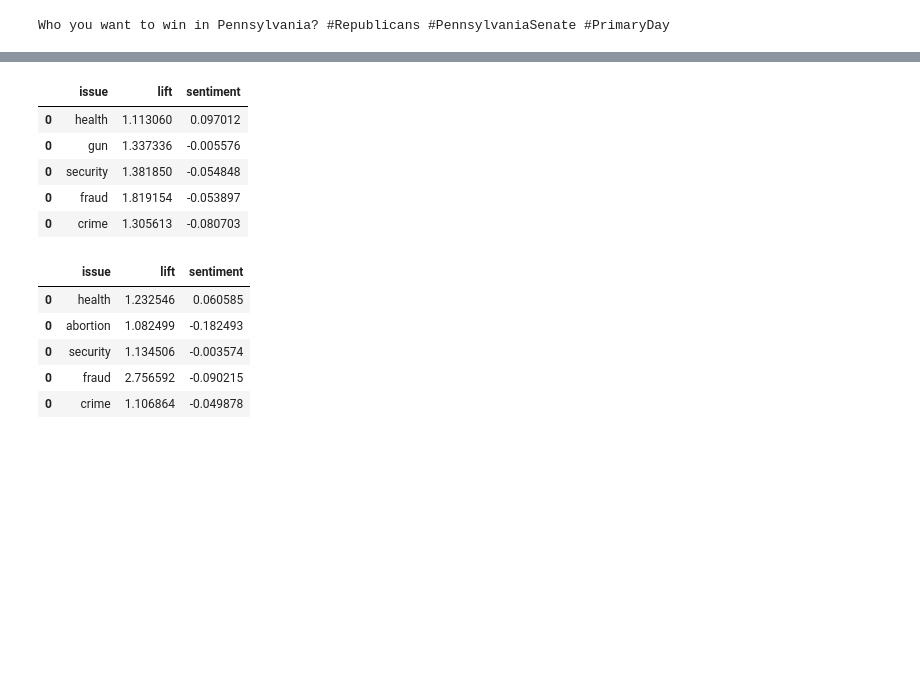
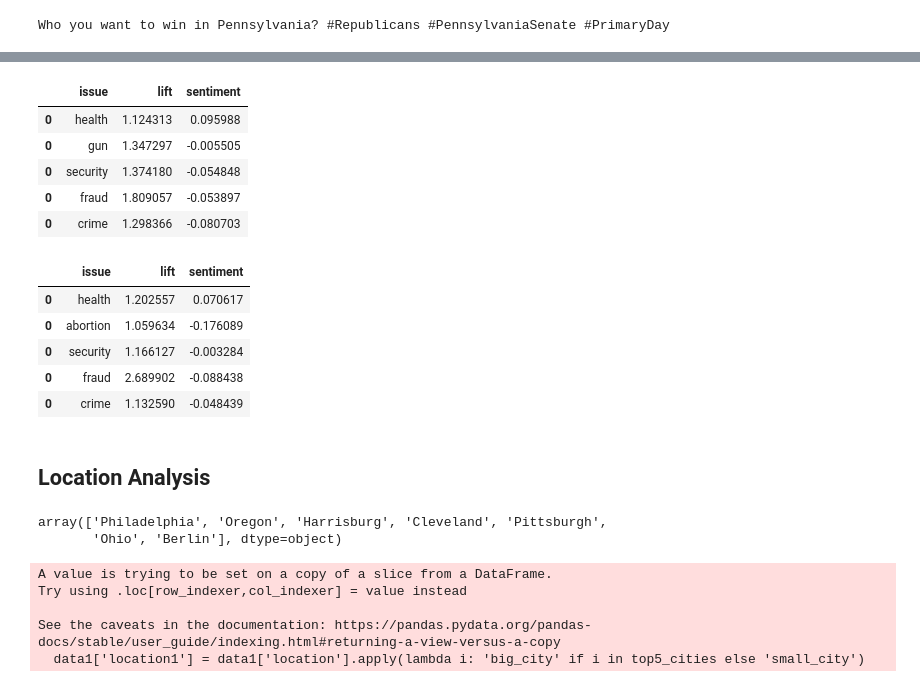
Before and after one commit to Mahathi2208/midterm-elections-sentiment-analysis, a Jupyter notebook: final_notebook.ipynb, the cells around one changed output, grey strips where cells are left out. Drawn from its saved outputs; the diff is of its cells as text; code cells hidden in the pictures; blank space fills up the shorter version.

Commit message:
updated the final notebook with location analysis

```diff
--- a/final_notebook.ipynb
+++ b/final_notebook.ipynb
@@ -90,8 +90,8 @@ get_lift_value_p = partial(get_lift_value, comments=comments, candidate_name_map
 # %%
 %%time
 lift_values = []
-candidates_list = ["Fetterman", "Oz", "health", "abortion","gun", "security", "fraud", "crime"]
-issue_list = ["Fetterman", "Oz", "health", "abortion","gun", "security", "fraud", "crime"]
+candidates_list = ["fetterman", "oz", "health", "abortion","gun", "security", "fraud", "crime"]
+issue_list = ["fetterman", "oz", "health", "abortion","gun", "security", "fraud", "crime"]
 # "Fetterman", "Oz",
 co_mentions_dict = {}
 issues_lift_values = []
@@ -101,4 +101,5 @@ for cand in candidates_list:
         lift= get_lift_value_p(cand, iss)
         lift_value_tmp.append(lift)
     issues_lift_values.append(lift_value_tmp)
+issues_lift_values = pd.DataFrame(issues_lift_values, columns=issue_list, index=candidates_list)
 # %% [output]
@@ -135,5 +135,12 @@ issues_lift_values
 # %%
-diff_mat = 1/issues_lift_values.iloc[:,:]
+issues_lift_values_v2 = issues_lift_values.copy()
+for i in range(0, len(issues_lift_values_v2)):
+    for j in range(0, len(issues_lift_values_v2)):
+            if i >= 2 and j >= 2:
+                issues_lift_values_v2.iloc[i,j] = 1
+
+
+diff_mat = 1/issues_lift_values_v2.iloc[:,:]
 diff_mat
 # for i in range(0, len(diff_mat.columns)):
 #     diff_mat.iloc[i, i] =0
@@ -257,7 +264,7 @@ def get_sentiment_score(candidate, issue, stop_words):
 %%time
 sentiment_dict = {}
 issues = ['health', 'abortion', 'gun', 'security', 'fraud', 'crime']
-candidates = ['Fetterman', 'Oz']
+candidates = ['fetterman', 'oz']
 for candidate in candidates:
     for issue in issues:
         if issues_lift_values.loc[candidate, issue] > 1:
@@ -268,5 +275,5 @@ Wall time: 10.4 s
 # %%
-candidate = 'Fetterman'
+candidate = 'fetterman'
 f_keys = [key for key in sentiment_dict.keys() if candidate in key]
 fetterman_df = pd.DataFrame(columns=['issue', 'lift', 'sentiment'])
 for key in f_keys:
@@ -275,23 +282,32 @@ for key in f_keys:
 fetterman_df
 # %% [output]
 |  | issue | lift | sentiment |
-| 0 | health | 1.113060 | 0.097012 |
-| 0 | gun | 1.337336 | -0.005576 |
-| 0 | security | 1.381850 | -0.054848 |
-| 0 | fraud | 1.819154 | -0.053897 |
-| 0 | crime | 1.305613 | -0.080703 |
+| 0 | health | 1.124313 | 0.095988 |
+| 0 | gun | 1.347297 | -0.005505 |
+| 0 | security | 1.374180 | -0.054848 |
+| 0 | fraud | 1.809057 | -0.053897 |
+| 0 | crime | 1.298366 | -0.080703 |
 # %%
-candidate = 'Oz'
+candidate = 'oz'
 f_keys = [key for key in sentiment_dict.keys() if candidate in key]
 oz_df = pd.DataFrame(columns=['issue', 'lift', 'sentiment'])
 for key in f_keys:
     values = [key.split('_')[0], issues_lift_values.loc[candidate,key.split('_')[0]], sentiment_dict[key]]
     oz_df = pd.concat([oz_df, pd.DataFrame([values], columns=['issue', 'lift', 'sentiment'])], axis=0)
 oz_df
 # %% [output]
 |  | issue | lift | sentiment |
-| 0 | health | 1.232546 | 0.060585 |
-| 0 | abortion | 1.082499 | -0.182493 |
-| 0 | security | 1.134506 | -0.003574 |
-| 0 | fraud | 2.756592 | -0.090215 |
-| 0 | crime | 1.106864 | -0.049878 |
+| 0 | health | 1.202557 | 0.070617 |
+| 0 | abortion | 1.059634 | -0.176089 |
+| 0 | security | 1.166127 | -0.003284 |
+| 0 | fraud | 2.689902 | -0.088438 |
+| 0 | crime | 1.132590 | -0.048439 |
+# %% [markdown]
+## Location Analysis
+# %%
+data=pd.read_csv('twitter_scrapped_final.csv').drop_duplicates(subset=['text'])
+pa_cities = pd.read_csv('new_location_counts.csv')
+pa_cities['location'].values[:7]
+# %% [output]
+array(['Philadelphia', 'Oregon', 'Harrisburg', 'Cleveland', 'Pittsburgh',
+       'Ohio', 'Berlin'], dtype=object)
@@ -297,0 +316,11 @@ oz_df
+# %%
+top5_cities = ['Philadelphia','Pittsburgh','Allentown','Reading city','Erie','Philadelphia, PA','Pittsburgh, PA','Allentown, PA',
+             'Philadelphia, PA, US','Erie, PA','Reading city, PA','Philadelphia, Pa.','PHILLY, PA','Erie, Pa.']
+data1['location1'] = data1['location'].apply(lambda i: 'big_city' if i in top5_cities else 'small_city')
+location_tweet=data1['location1'] + " " + data1['text']
+# %% [output]
+A value is trying to be set on a copy of a slice from a DataFrame.
+Try using .loc[row_indexer,col_indexer] = value instead
+
+See the caveats in the documentation: https://pandas.pydata.org/pandas-docs/stable/user_guide/indexing.html#returning-a-view-versus-a-copy
+  data1['location1'] = data1['location'].apply(lambda i: 'big_city' if i in top5_cities else 'small_city')
```
Also changed, not shown: parts of 16 cells of this notebook.
